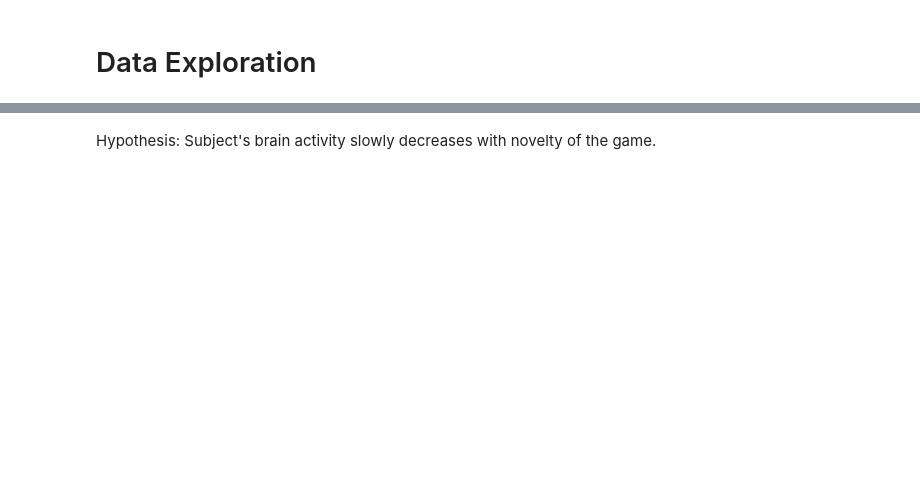
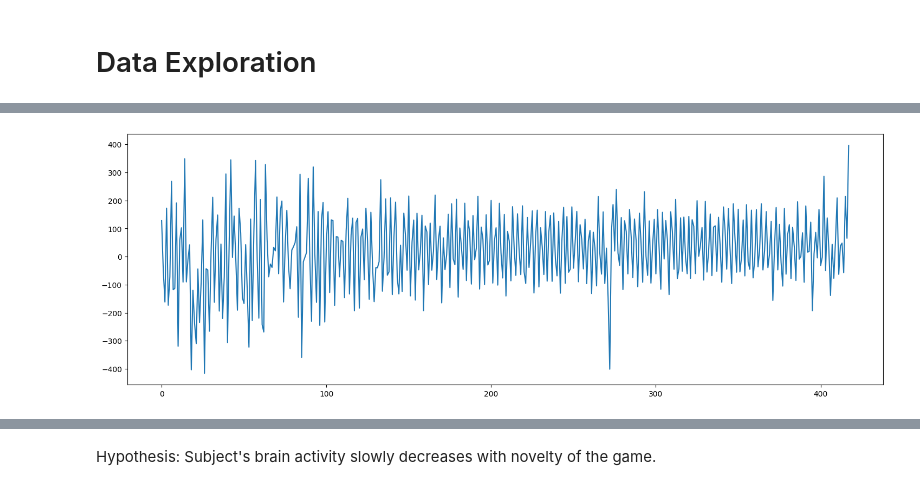
Before and after one commit to dreamchef/eeg-brain-invaders, a Jupyter notebook: EEG_Brain_Invaders_Explorations.ipynb, the cells around one changed output, grey strips where cells are left out. Cells and saved outputs as stored; diff of their text form; code cells hidden in the pictures; blank space fills up the shorter version.

```diff
--- a/EEG_Brain_Invaders_Explorations.ipynb
+++ b/EEG_Brain_Invaders_Explorations.ipynb
@@ -90,3 +120,11 @@ memory usage: 60.6 MB
+# %%
+import matplotlib.pyplot as plt
+
+plt.figure(figsize=(18, 6))
+s1_sparse['Fp2'].plot()
+plt.show()
+# %% [output]
+[figure, added]
 # %%
 import matplotlib.pyplot as plt
 
```
Also changed, not shown: parts of 22 cells of this notebook.
